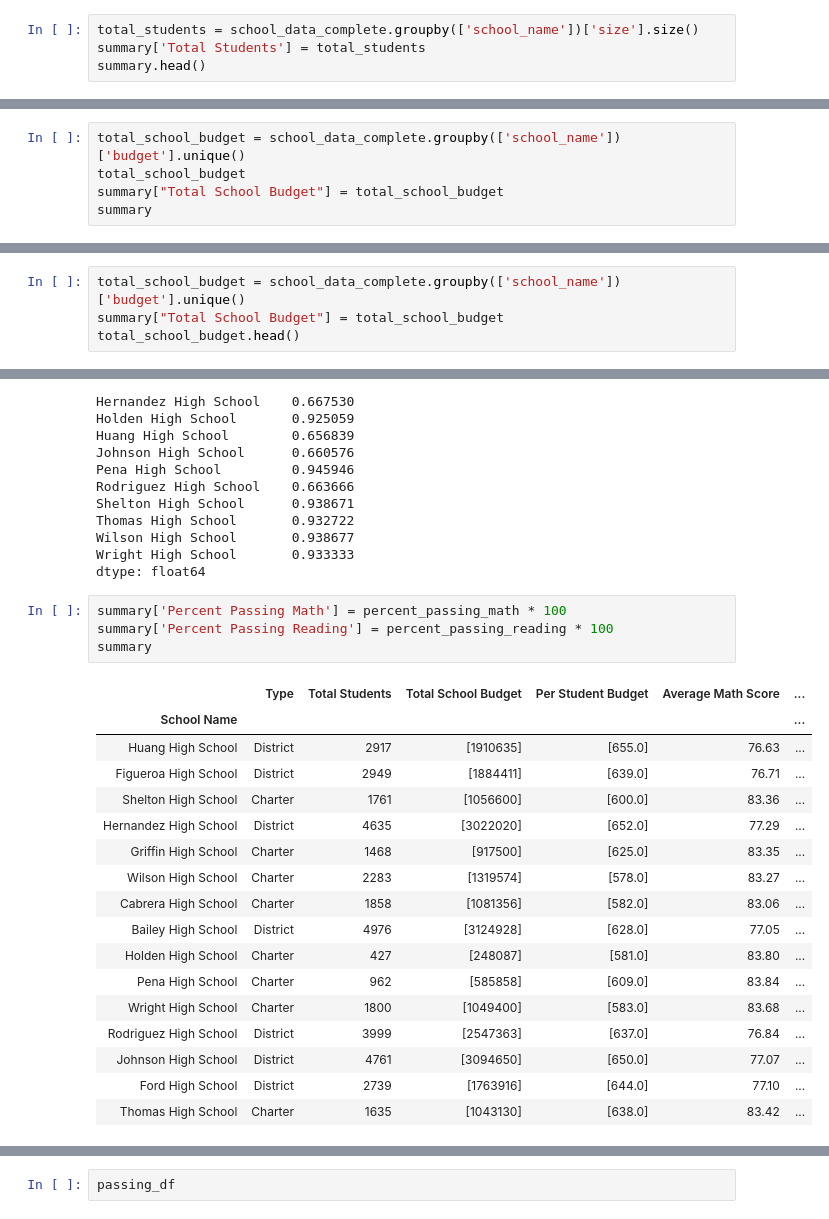
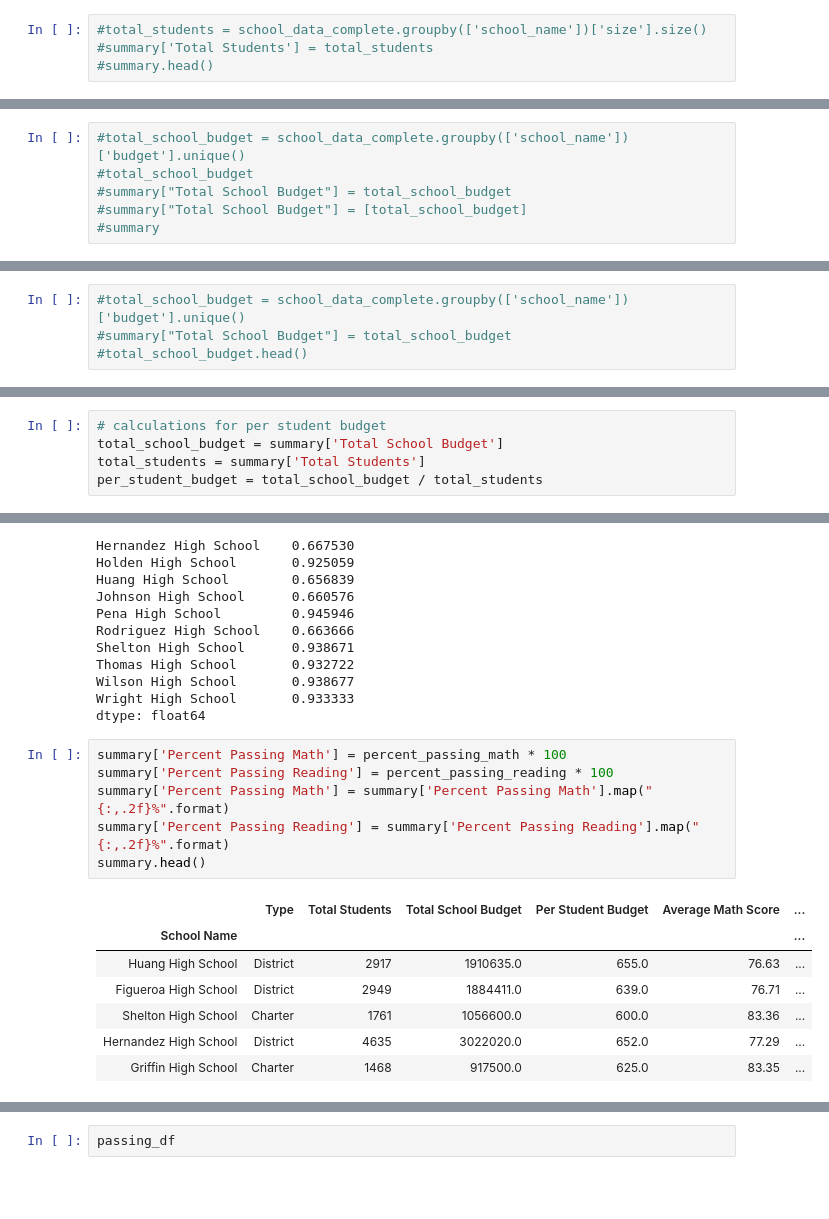
Before and after one commit to ejmayer/PyCitySchools, a Jupyter notebook: CitySchools.ipynb, the cells around one changed output, grey strips where cells are left out. Cells and saved outputs as stored; diff of their text form; blank space fills up the shorter version.

Commit message:
Complete School and District Summary, Top5 & Bottom 5, math & reading scores

```diff
--- a/CitySchools.ipynb
+++ b/CitySchools.ipynb
@@ -296,4 +325,4 @@ summary
 # %%
-total_students = school_data_complete.groupby(['school_name'])['size'].size()
-summary['Total Students'] = total_students
-summary.head()
+#total_students = school_data_complete.groupby(['school_name'])['size'].size()
+#summary['Total Students'] = total_students
+#summary.head()
@@ -325,6 +335,7 @@ dtype: object
 #total_bud
 # %%
-total_school_budget = school_data_complete.groupby(['school_name'])['budget'].unique()
-total_school_budget
-summary["Total School Budget"] = total_school_budget
-summary
+#total_school_budget = school_data_complete.groupby(['school_name'])['budget'].unique()
+#total_school_budget
+#summary["Total School Budget"] = total_school_budget
+#summary["Total School Budget"] = [total_school_budget]
+#summary
@@ -389,4 +370,4 @@ dtype: object
 # %%
-total_school_budget = school_data_complete.groupby(['school_name'])['budget'].unique()
-summary["Total School Budget"] = total_school_budget
-total_school_budget.head()
+#total_school_budget = school_data_complete.groupby(['school_name'])['budget'].unique()
+#summary["Total School Budget"] = total_school_budget
+#total_school_budget.head()
@@ -401 +374,6 @@ Name: budget, dtype: object
+# %%
+# calculations for per student budget
+total_school_budget = summary['Total School Budget']
+total_students = summary['Total Students']
+per_student_budget = total_school_budget / total_students
 # %%
@@ -608,22 +585,14 @@ dtype: float64
 # %%
 summary['Percent Passing Math'] = percent_passing_math * 100
 summary['Percent Passing Reading'] = percent_passing_reading * 100
-summary
+summary['Percent Passing Math'] = summary['Percent Passing Math'].map("{:,.2f}%".format)
+summary['Percent Passing Reading'] = summary['Percent Passing Reading'].map("{:,.2f}%".format)
+summary.head()
 # %% [output]
 |  | Type | Total Students | Total School Budget | Per Student Budget | Average Math Score | ... |
 | School Name |  |  |  |  |  | ... |
-| Huang High School | District | 2917 | [1910635] | [655.0] | 76.63 | ... |
-| Figueroa High School | District | 2949 | [1884411] | [639.0] | 76.71 | ... |
-| Shelton High School | Charter | 1761 | [1056600] | [600.0] | 83.36 | ... |
-| Hernandez High School | District | 4635 | [3022020] | [652.0] | 77.29 | ... |
-| Griffin High School | Charter | 1468 | [917500] | [625.0] | 83.35 | ... |
-| Wilson High School | Charter | 2283 | [1319574] | [578.0] | 83.27 | ... |
-| Cabrera High School | Charter | 1858 | [1081356] | [582.0] | 83.06 | ... |
-| Bailey High School | District | 4976 | [3124928] | [628.0] | 77.05 | ... |
-| Holden High School | Charter | 427 | [248087] | [581.0] | 83.80 | ... |
-| Pena High School | Charter | 962 | [585858] | [609.0] | 83.84 | ... |
-| Wright High School | Charter | 1800 | [1049400] | [583.0] | 83.68 | ... |
-| Rodriguez High School | District | 3999 | [2547363] | [637.0] | 76.84 | ... |
-| Johnson High School | District | 4761 | [3094650] | [650.0] | 77.07 | ... |
-| Ford High School | District | 2739 | [1763916] | [644.0] | 77.10 | ... |
-| Thomas High School | Charter | 1635 | [1043130] | [638.0] | 83.42 | ... |
+| Huang High School | District | 2917 | 1910635.0 | 655.0 | 76.63 | ... |
+| Figueroa High School | District | 2949 | 1884411.0 | 639.0 | 76.71 | ... |
+| Shelton High School | Charter | 1761 | 1056600.0 | 600.0 | 83.36 | ... |
+| Hernandez High School | District | 4635 | 3022020.0 | 652.0 | 77.29 | ... |
+| Griffin High School | Charter | 1468 | 917500.0 | 625.0 | 83.35 | ... |
```
Also changed, not shown: parts of 94 cells of this notebook.
